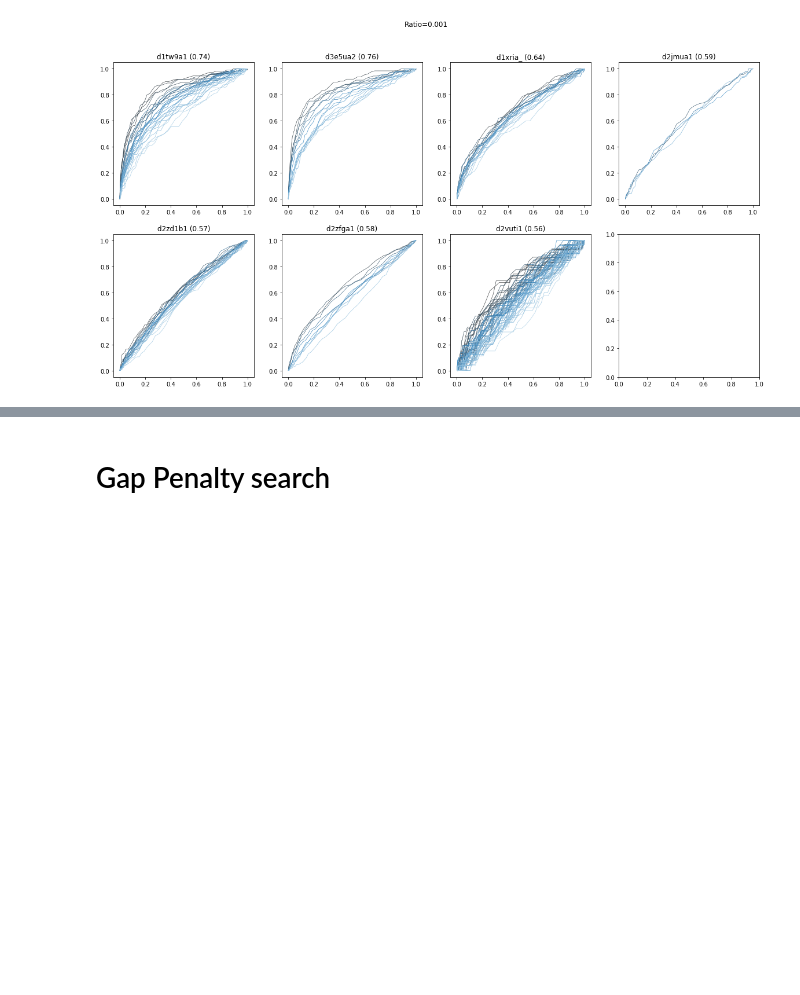
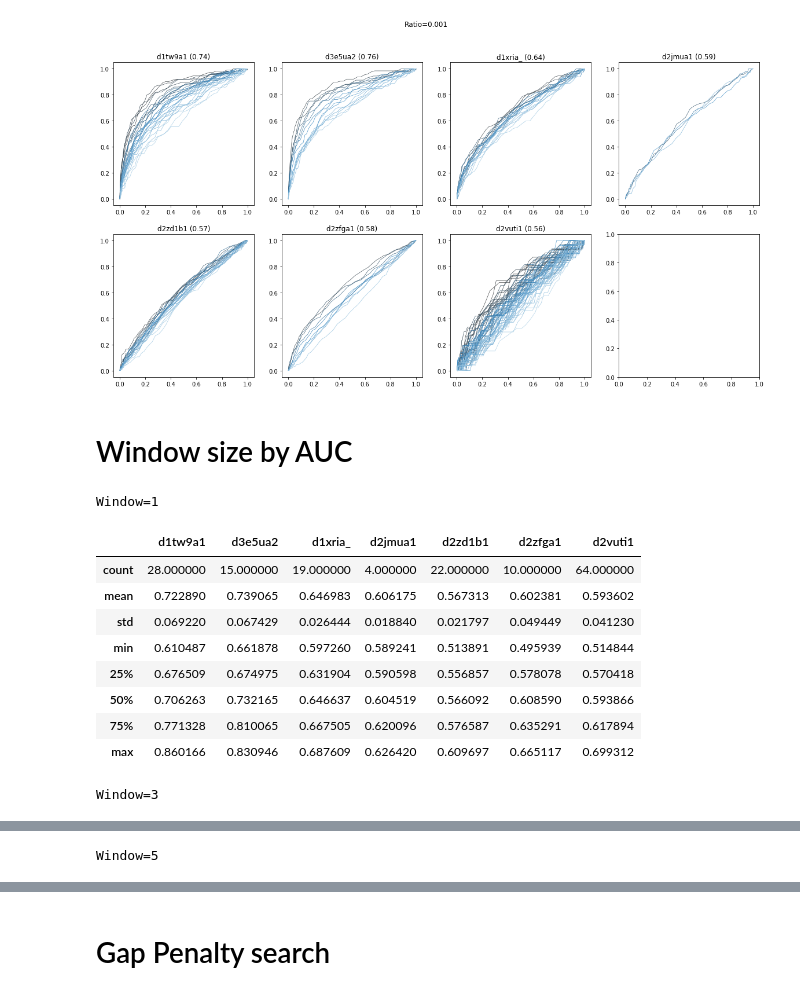
Before and after one commit to shuichiro-makigaki/exmachina, a Jupyter notebook: contrib/parameter_search.ipynb, the cells around one changed output, grey strips where cells are left out. Drawn from its saved outputs; the diff is of its cells as text; code cells hidden in the pictures; blank space fills up the shorter version.

```diff
--- a/contrib/parameter_search.ipynb
+++ b/contrib/parameter_search.ipynb
@@ -268,3 +268,5 @@ Ratio=0.001
 [figure]
 [figure]
 [figure]
+# %% [markdown]
+# Window size by AUC
@@ -270,0 +306,77 @@ Ratio=0.001
+# %%
+from pathlib import Path
+import sys
+
+from tqdm import tqdm_notebook as tqdm
+from Bio.SCOP import Scop
+from Bio import SeqIO
+import numpy as np
+from sklearn import metrics
+from matplotlib import pyplot
+import seaborn
+import pandas
+from IPython.display import display
+
+sys.path.append(Path().resolve().parent.as_posix())
+from machina.generate_training_dataset import get_validation_label
+
+scop_root = Scop(dir_path='../data/train', version='1.75')
+test_domain = np.load('../data/hyperparam_validation_domain_ids.npy')
+scop40 = SeqIO.index('../data/train/astral-scopdom-seqres-gd-sel-gs-bib-40-1.75.fa', 'fasta')
+structural_alignments = SeqIO.index('../data/train/scop40_structural_alignment.fasta', 'fasta')
+
+for window in (1, 3, 5):
+    # Get ROC and calculate AUC
+    auc_d, roc_d = {}, {}
+    for query in test_domain:
+        auc_d[query] = []
+        roc_d[query] = {}
+        roc_d[query]['fpr'] = []
+        roc_d[query]['tpr'] = []
+        roc_d[query]['index'] = []
+        i = 0
+        for domain in [_.sid for _ in scop_root.getDomainBySid(query).getAscendent('sf').getDescendents('px')]:
+            if domain not in scop40 or domain == query:
+                continue
+            test = get_validation_label(query, domain, structural_alignments, '../data/train/pssm').flatten()
+            try:
+                pred = np.load(f'../data/prediction/flann19_scop40_logscore_tmscore0.5_window{window}_ratio0.1_nn1000/{query}/{domain}.npy').flatten()
+            except FileNotFoundError:
+                continue
+            assert test.shape[0] == pred.shape[0]
+            fpr, tpr, _ = metrics.roc_curve(test, pred)
+            auc_d[query].append(metrics.auc(fpr, tpr))
+            roc_d[query]['fpr'].extend(fpr)
+            roc_d[query]['tpr'].extend(tpr)
+            roc_d[query]['index'].extend([i]*len(fpr))
+            i += 1
+    auc_df = pandas.DataFrame.from_dict(auc_d, orient='index').transpose()
+    print(f'Window={window}')
+    display(auc_df.describe())
+    # Visualize
+    fig, axes = pyplot.subplots(2, 4, figsize=(20, 10))
+    fig.suptitle(f'Window={window}')
+    i = 0
+    for query in test_domain:
+        roc_df = pandas.DataFrame.from_dict(roc_d[query])
+        seaborn.lineplot(x='fpr', y='tpr', data=roc_df, hue='index', linewidth=.6,
+                         palette=seaborn.color_palette('Blues_d', len(auc_d[query])),
+                         hue_order=sorted(range(len(auc_d[query])), key=lambda _: auc_d[query][_], reverse=True),
+                         ax=axes[int(i/4), i%4], legend=False)
+        avgauc = auc_df[query].mean()
+        axes[int(i/4), i%4].set_title(f'{query} ({avgauc:.2f})')
+        axes[int(i/4), i%4].set_xlabel('')
+        axes[int(i/4), i%4].set_ylabel('')
+        i += 1
+# %% [output]
+Window=1
+|  | d1tw9a1 | d3e5ua2 | d1xria_ | d2jmua1 | d2zd1b1 | d2zfga1 | d2vuti1 |
+| count | 28.000000 | 15.000000 | 19.000000 | 4.000000 | 22.000000 | 10.000000 | 64.000000 |
+| mean | 0.722890 | 0.739065 | 0.646983 | 0.606175 | 0.567313 | 0.602381 | 0.593602 |
+| std | 0.069220 | 0.067429 | 0.026444 | 0.018840 | 0.021797 | 0.049449 | 0.041230 |
+| min | 0.610487 | 0.661878 | 0.597260 | 0.589241 | 0.513891 | 0.495939 | 0.514844 |
+| 25% | 0.676509 | 0.674975 | 0.631904 | 0.590598 | 0.556857 | 0.578078 | 0.570418 |
+| 50% | 0.706263 | 0.732165 | 0.646637 | 0.604519 | 0.566092 | 0.608590 | 0.593866 |
+| 75% | 0.771328 | 0.810065 | 0.667505 | 0.620096 | 0.576587 | 0.635291 | 0.617894 |
+| max | 0.860166 | 0.830946 | 0.687609 | 0.626420 | 0.609697 | 0.665117 | 0.699312 |
+Window=3
@@ -270,0 +392 @@ Ratio=0.001
+Window=5
```
Also changed, not shown: parts of 2 cells of this notebook, 1 other file.
